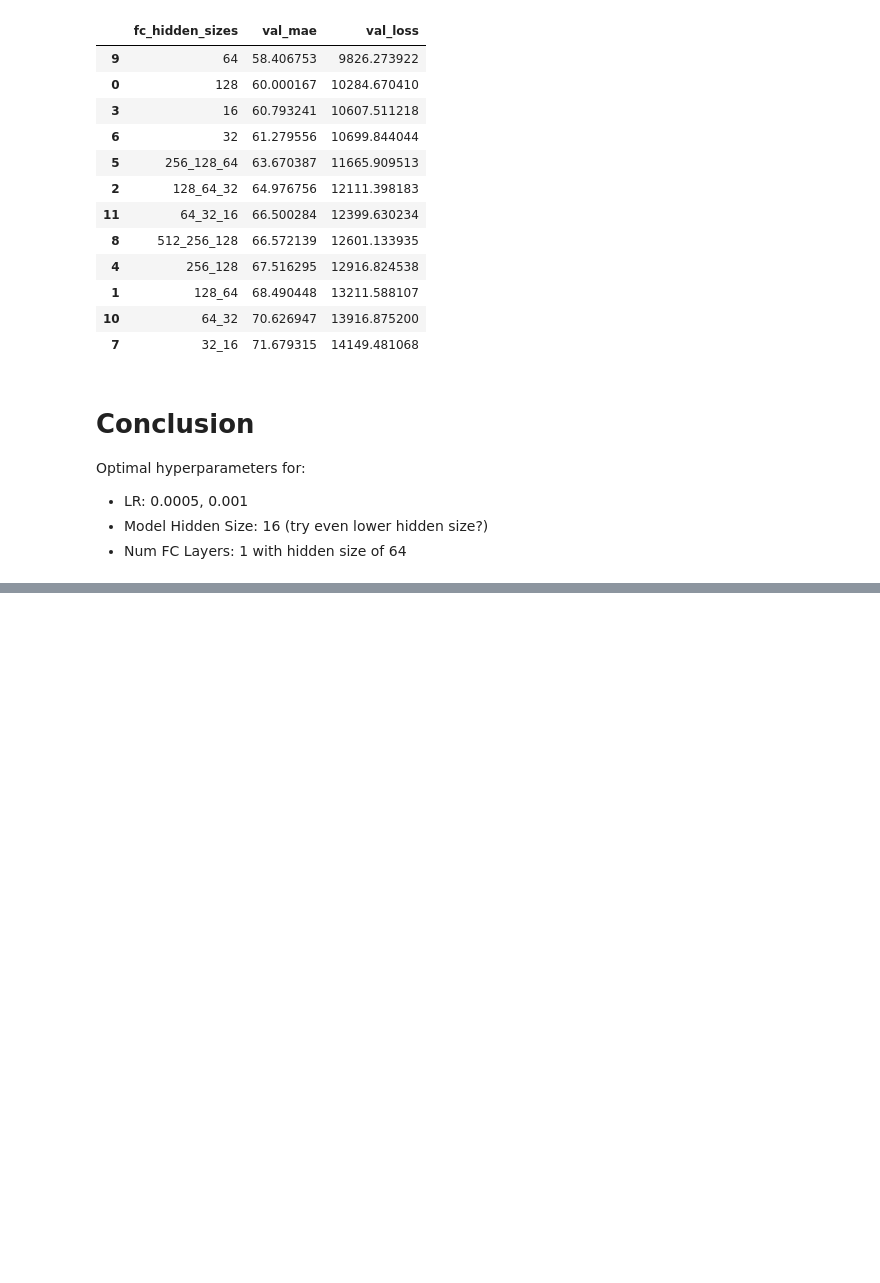
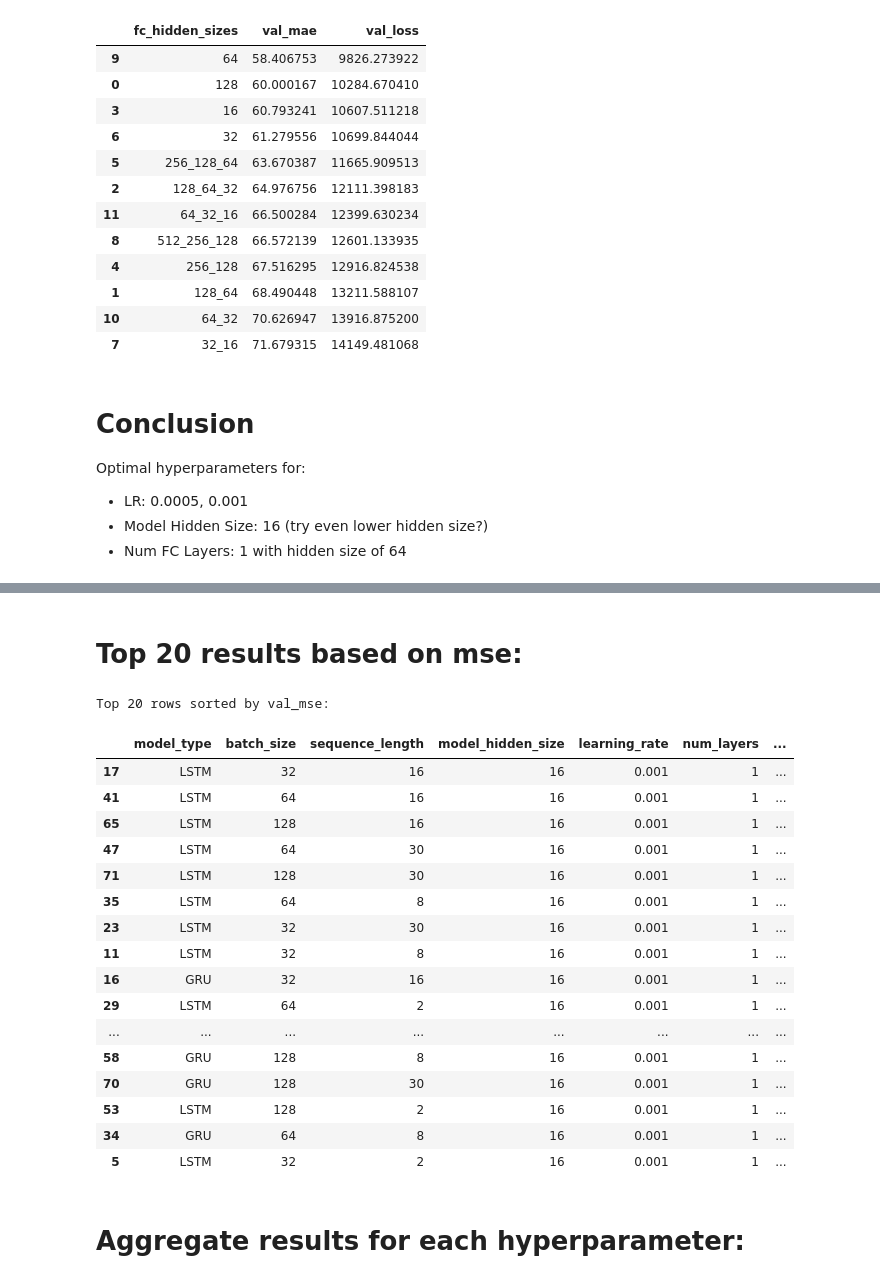
Before and after one commit to ZhiZhangT/FareCaster, a Jupyter notebook: hyperparam_results.ipynb, the cells around one changed output, grey strips where cells are left out. Drawn from its saved outputs; the diff is of its cells as text; code cells hidden in the pictures; blank space fills up the shorter version.

```diff
--- a/hyperparam_results.ipynb
+++ b/hyperparam_results.ipynb
@@ -177,0 +226,28 @@ Optimal hyperparameters for:
+# %% [markdown]
+# Top 20 results based on mse:
+# %%
+df_sorted_mse = df.sort_values(by='val_loss', ascending=True)
+# Display the top 20 rows of the sorted dataframe
+print("Top 20 rows sorted by val_mse:")
+display(df_sorted_mse.head(20))
+# %% [output]
+Top 20 rows sorted by val_mse:
+|  | model_type | batch_size | sequence_length | model_hidden_size | learning_rate | num_layers | ... |
+| 17 | LSTM | 32 | 16 | 16 | 0.001 | 1 | ... |
+| 41 | LSTM | 64 | 16 | 16 | 0.001 | 1 | ... |
+| 65 | LSTM | 128 | 16 | 16 | 0.001 | 1 | ... |
+| 47 | LSTM | 64 | 30 | 16 | 0.001 | 1 | ... |
+| 71 | LSTM | 128 | 30 | 16 | 0.001 | 1 | ... |
+| 35 | LSTM | 64 | 8 | 16 | 0.001 | 1 | ... |
+| 23 | LSTM | 32 | 30 | 16 | 0.001 | 1 | ... |
+| 11 | LSTM | 32 | 8 | 16 | 0.001 | 1 | ... |
+| 16 | GRU | 32 | 16 | 16 | 0.001 | 1 | ... |
+| 29 | LSTM | 64 | 2 | 16 | 0.001 | 1 | ... |
+| ... | ... | ... | ... | ... | ... | ... | ... |
+| 58 | GRU | 128 | 8 | 16 | 0.001 | 1 | ... |
+| 70 | GRU | 128 | 30 | 16 | 0.001 | 1 | ... |
+| 53 | LSTM | 128 | 2 | 16 | 0.001 | 1 | ... |
+| 34 | GRU | 64 | 8 | 16 | 0.001 | 1 | ... |
+| 5 | LSTM | 32 | 2 | 16 | 0.001 | 1 | ... |
+# %% [markdown]
+# Aggregate results for each hyperparameter:
```
Also changed, not shown: parts of 12 cells of this notebook, 1 other file.
